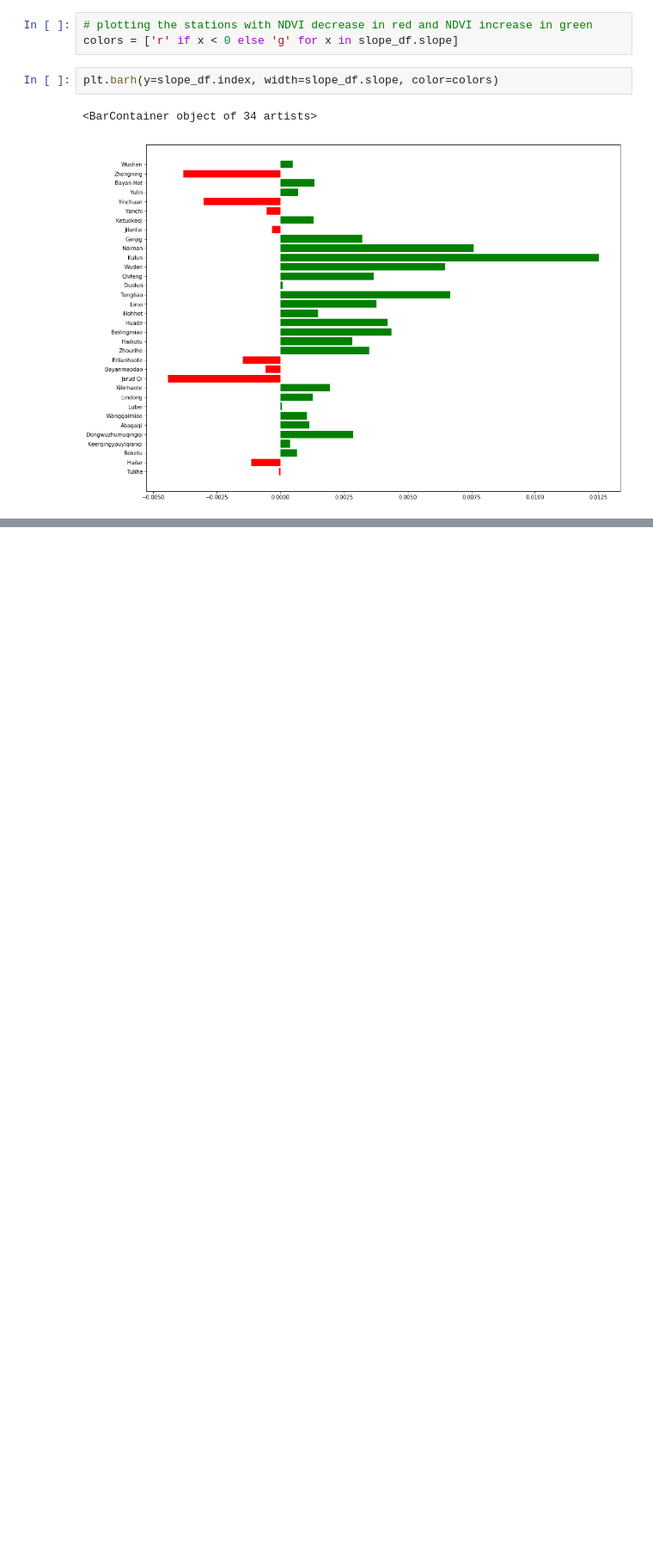
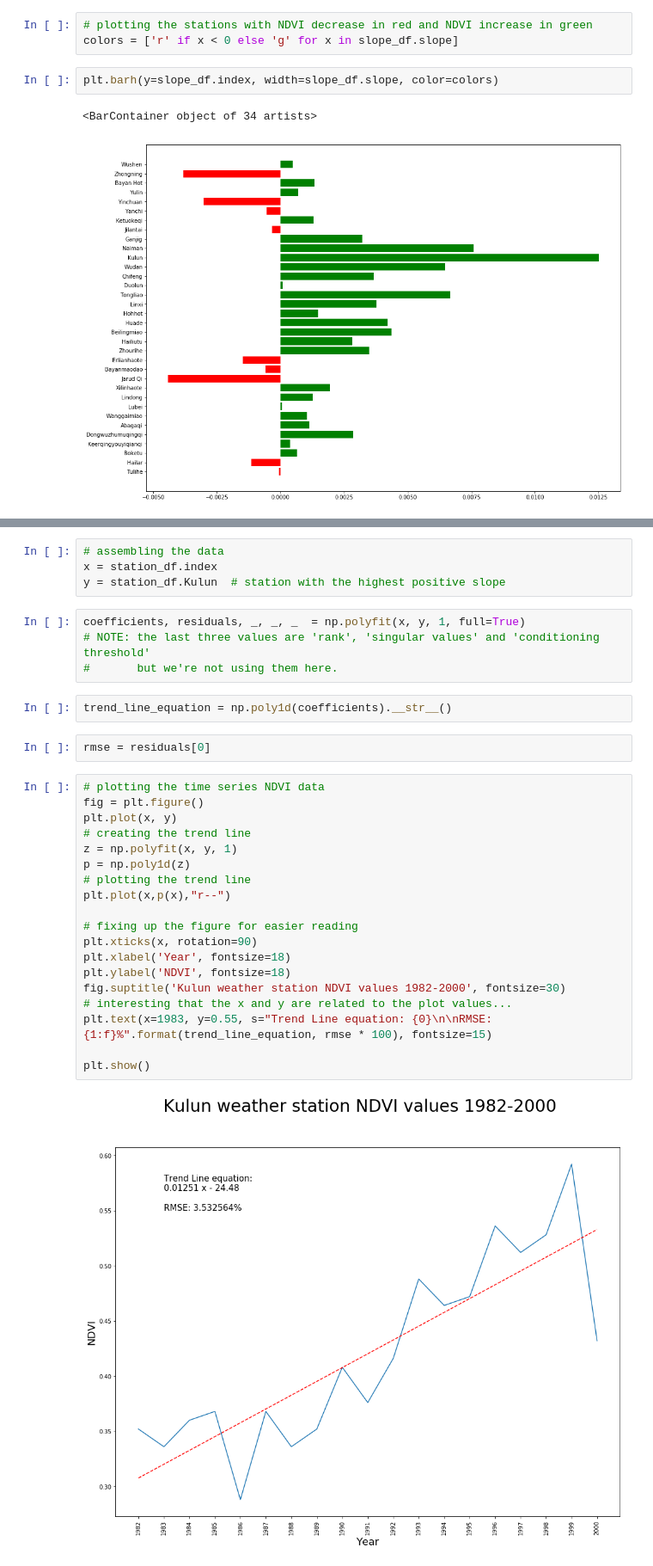
Before and after one commit to martin-martin/NDVI-trends-china, a Jupyter notebook: time_series_stats.ipynb, the cells around one changed output, grey strips where cells are left out. Shown at 86% size. Cells and saved outputs as stored; diff of their text form; blank space fills up the shorter version.

Commit message:
analysis of max NDVI gain station

```diff
--- a/time_series_stats.ipynb
+++ b/time_series_stats.ipynb
@@ -308,0 +374,33 @@ plt.barh(y=slope_df.index, width=slope_df.slope, color=colors)
+# %%
+# assembling the data
+x = station_df.index
+y = station_df.Kulun  # station with the highest positive slope
+# %%
+coefficients, residuals, _, _, _  = np.polyfit(x, y, 1, full=True)
+# NOTE: the last three values are 'rank', 'singular values' and 'conditioning threshold'
+#       but we're not using them here.
+# %%
+trend_line_equation = np.poly1d(coefficients).__str__()
+# %%
+rmse = residuals[0]
+# %%
+# plotting the time series NDVI data
+fig = plt.figure()
+plt.plot(x, y)
+# creating the trend line
+z = np.polyfit(x, y, 1)
+p = np.poly1d(z)
+# plotting the trend line
+plt.plot(x,p(x),"r--")
+
+# fixing up the figure for easier reading
+plt.xticks(x, rotation=90)
+plt.xlabel('Year', fontsize=18)
+plt.ylabel('NDVI', fontsize=18)
+fig.suptitle('Kulun weather station NDVI values 1982-2000', fontsize=30)
+# interesting that the x and y are related to the plot values...
+plt.text(x=1983, y=0.55, s="Trend Line equation: {0}\n\nRMSE: {1:f}%".format(trend_line_equation, rmse * 100), fontsize=15)
+
+plt.show()
+# %% [output]
+[figure, added]
```
Also changed, not shown: parts of 14 cells of this notebook.
